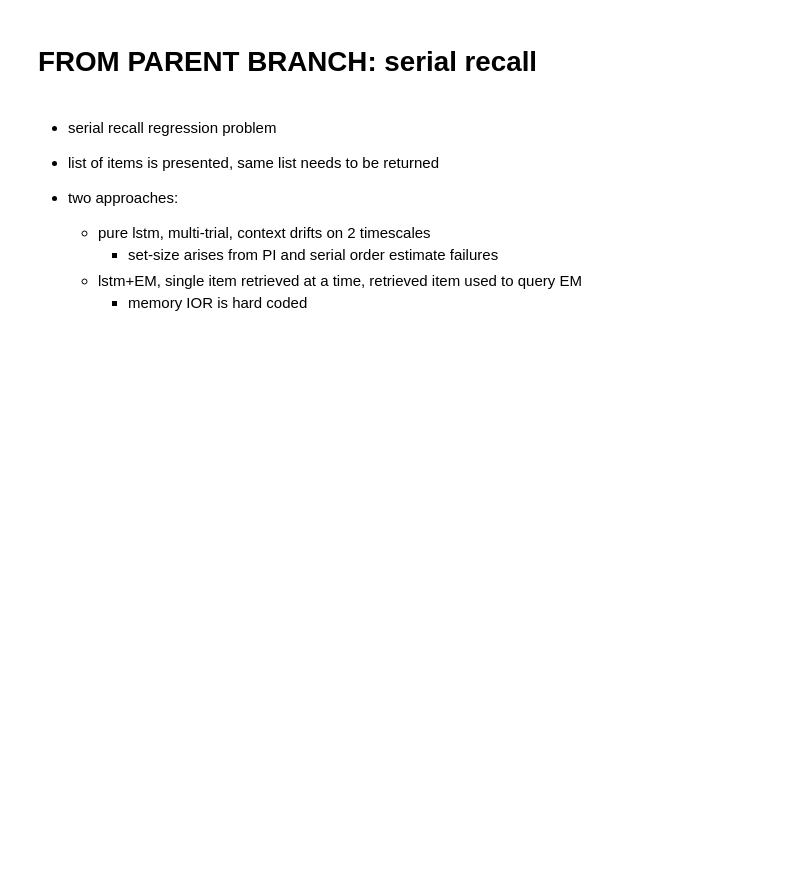
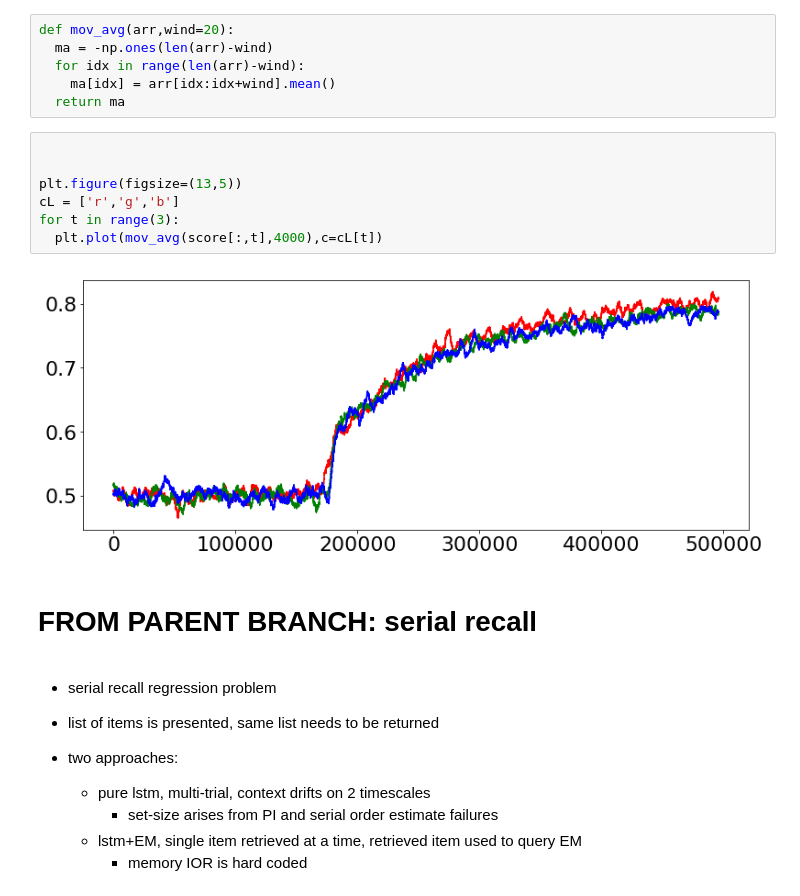
Before and after one commit to andrebeu/nback, a Jupyter notebook: pure EM - item recognition.ipynb, the cells around one changed output. Drawn from its saved outputs; the diff is of its cells as text; blank space fills up the shorter version.

```diff
--- a/pure EM - item recognition.ipynb
+++ b/pure EM - item recognition.ipynb
@@ -36,3 +92,18 @@ plt.scatter(c[:,0],c[:,1])
+# %%
+def mov_avg(arr,wind=20):
+  ma = -np.ones(len(arr)-wind)
+  for idx in range(len(arr)-wind):
+    ma[idx] = arr[idx:idx+wind].mean()
+  return ma
+# %%
+
+
+plt.figure(figsize=(13,5))
+cL = ['r','g','b']
+for t in range(3):
+  plt.plot(mov_avg(score[:,t],4000),c=cL[t])
+# %% [output]
+[figure, added]
 # %% [markdown]
 # FROM PARENT BRANCH: serial recall
 # %% [markdown]
```
Also changed, not shown: parts of 9 cells of this notebook, 3 other files.
